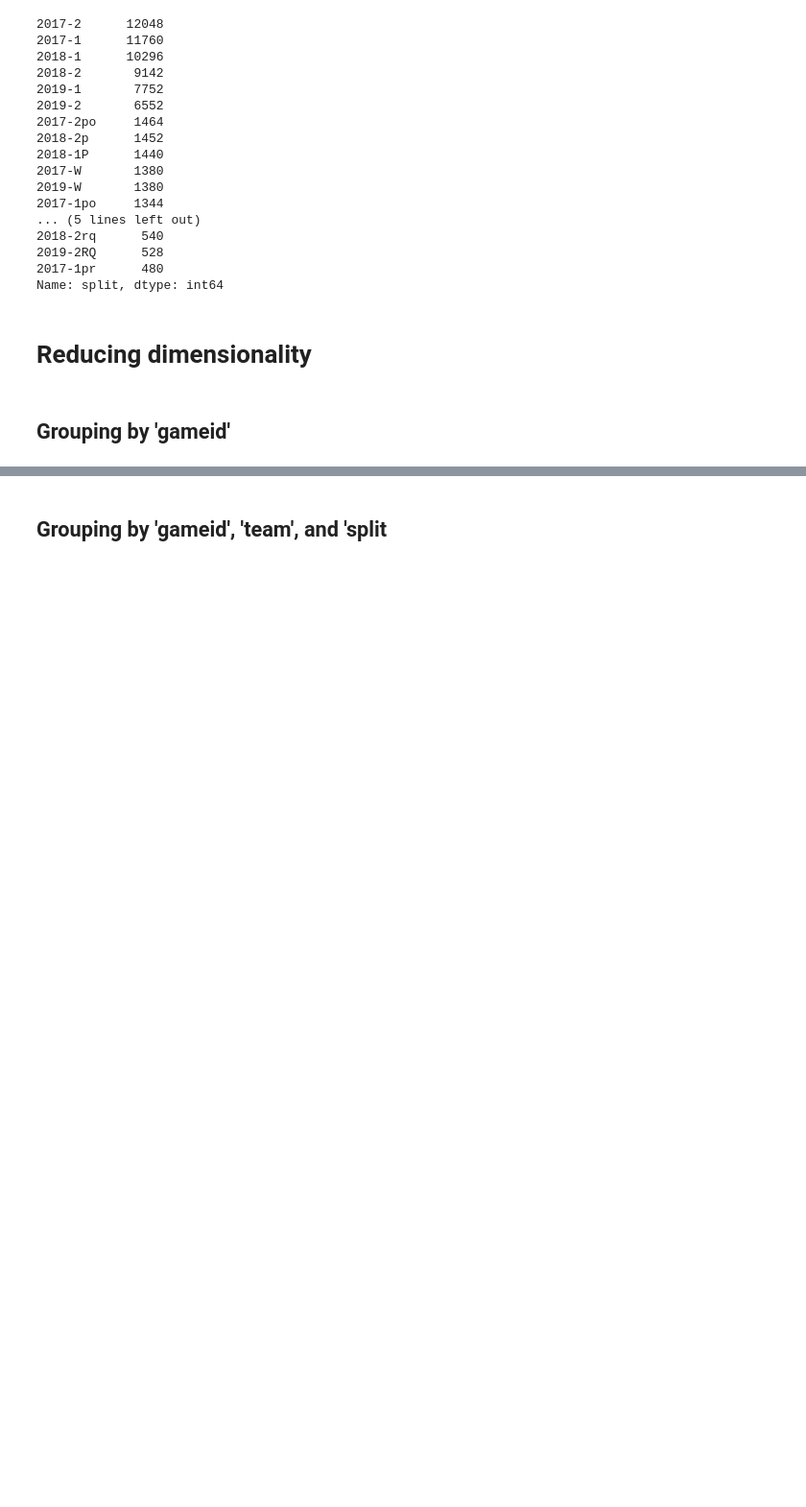
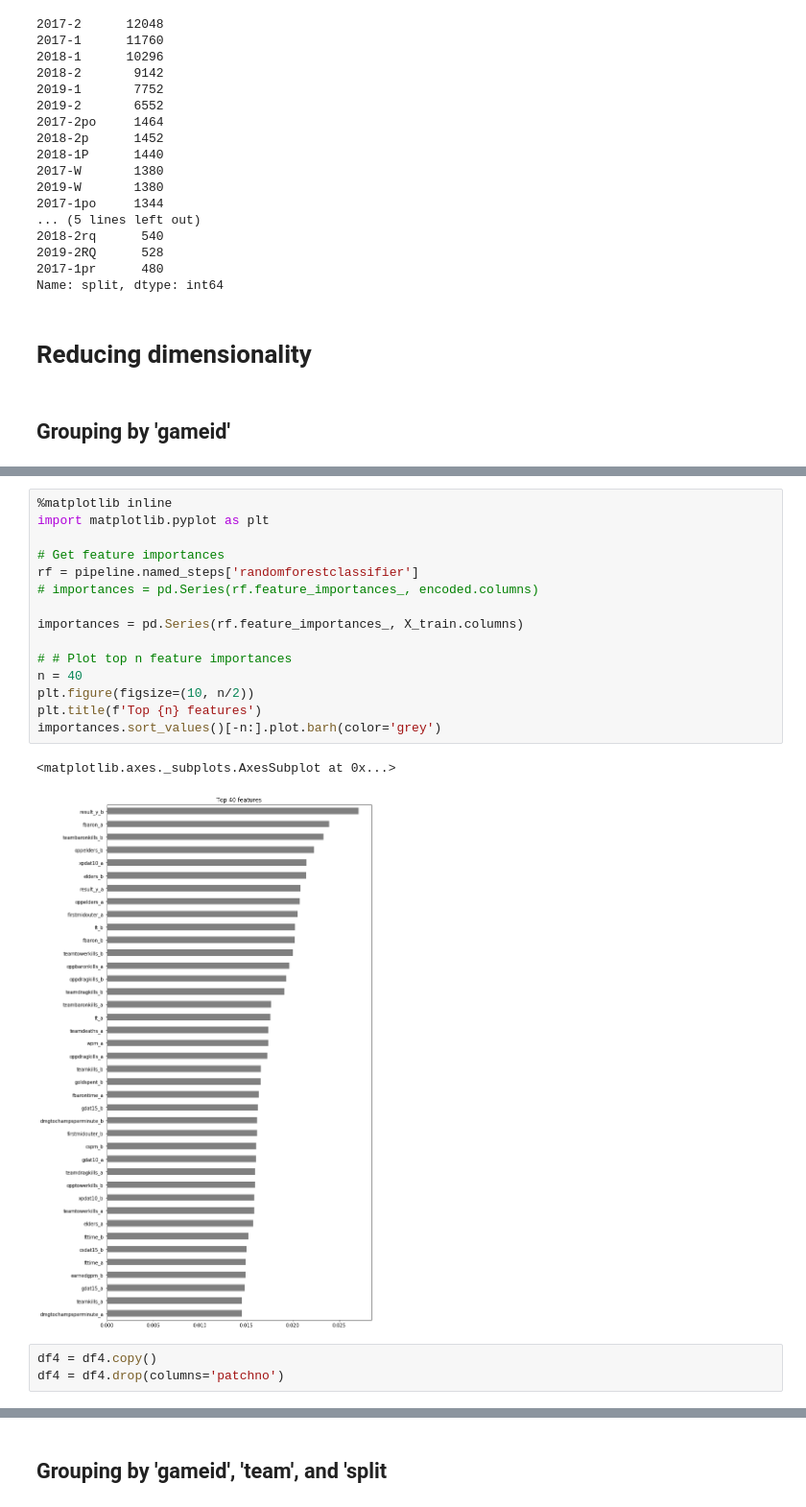
Before and after one commit to skredenmathias/DS-Unit-2-Build, a Jupyter notebook: Build_Week_Unit_2.ipynb, the cells around one changed output, grey strips where cells are left out. Shown: that part at 96% size. Drawn from its saved outputs; the diff is of its cells as text; blank space fills up the shorter version.

```diff
--- a/Build_Week_Unit_2.ipynb
+++ b/Build_Week_Unit_2.ipynb
@@ -167,0 +463,21 @@ x.head()
+# %%
+%matplotlib inline
+import matplotlib.pyplot as plt
+
+# Get feature importances
+rf = pipeline.named_steps['randomforestclassifier']
+# importances = pd.Series(rf.feature_importances_, encoded.columns)
+
+importances = pd.Series(rf.feature_importances_, X_train.columns)
+
+# # Plot top n feature importances
+n = 40
+plt.figure(figsize=(10, n/2))
+plt.title(f'Top {n} features')
+importances.sort_values()[-n:].plot.barh(color='grey')
+# %% [output]
+<matplotlib.axes._subplots.AxesSubplot at 0x...>
+[figure, added]
+# %%
+df4 = df4.copy()
+df4 = df4.drop(columns='patchno')
```
Also changed, not shown: parts of 71 cells of this notebook.
